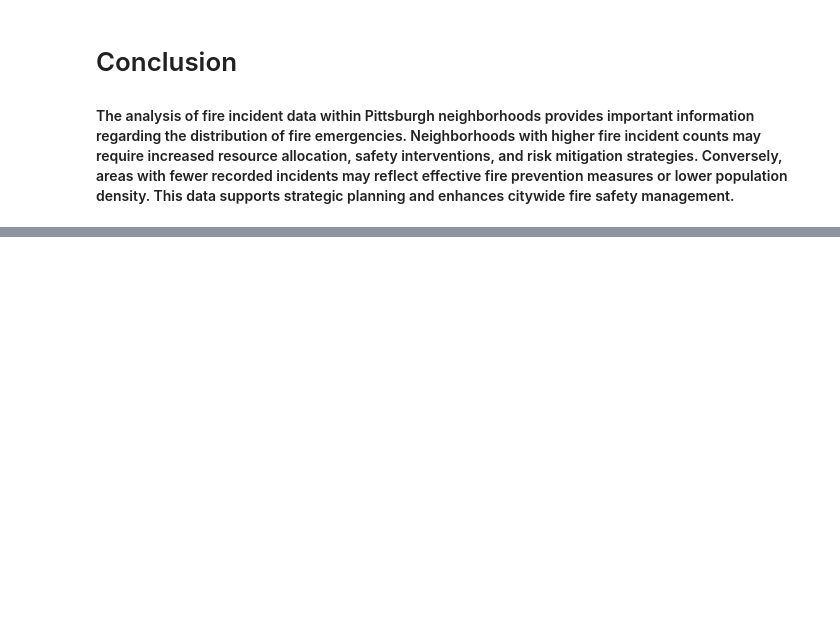
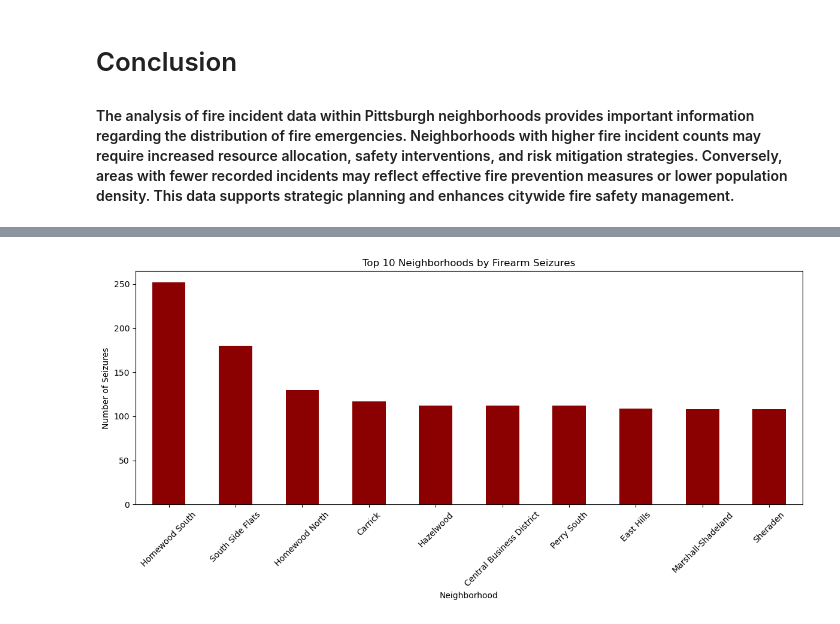
Before and after one commit to mariia-sierova/Final_Project, a Jupyter notebook: Presentation_Final.ipynb, the cells around one changed output, grey strips where cells are left out. Saved outputs shown, nothing was run; the diff lists cells and outputs as text; code cells hidden in the pictures; blank space fills up the shorter version.

Commit message:
firearm seizures -ellie

```diff
--- a/Presentation_Final.ipynb
+++ b/Presentation_Final.ipynb
@@ -505,0 +511,30 @@ plt.show()
+# %%
+import pandas as pd
+import matplotlib.pyplot as plt
+%matplotlib inline
+
+#load dataset
+firearm = pd.read_csv("data/firearms.csv")
+firearm.head()
+
+#keep important columns
+columns_to_keep = ['neighborhood', 'council_district', 'ward', 'tract', 'police_zone', 'year']
+firearm = firearm[columns_to_keep]
+
+#remove missing data
+firearm = firearm.dropna(subset=['neighborhood'])
+
+#frequency of firearm seizures
+neighborhood_counts = firearm['neighborhood'].value_counts()
+
+#top 10 most seizures (worst for safety), vertical bar chart
+plt.figure(figsize = (12, 6))
+neighborhood_counts.sort_values(ascending = False).head(10).plot(kind = 'bar', color = 'darkred')
+plt.title('Top 10 Neighborhoods by Firearm Seizures')
+plt.xlabel('Neighborhood')
+plt.ylabel('Number of Seizures')
+plt.xticks(rotation = 45)
+plt.tight_layout()
+plt.show()
+# %% [output]
+[figure, added]
```
Also changed, not shown: parts of 8 cells of this notebook, 2 other files.
